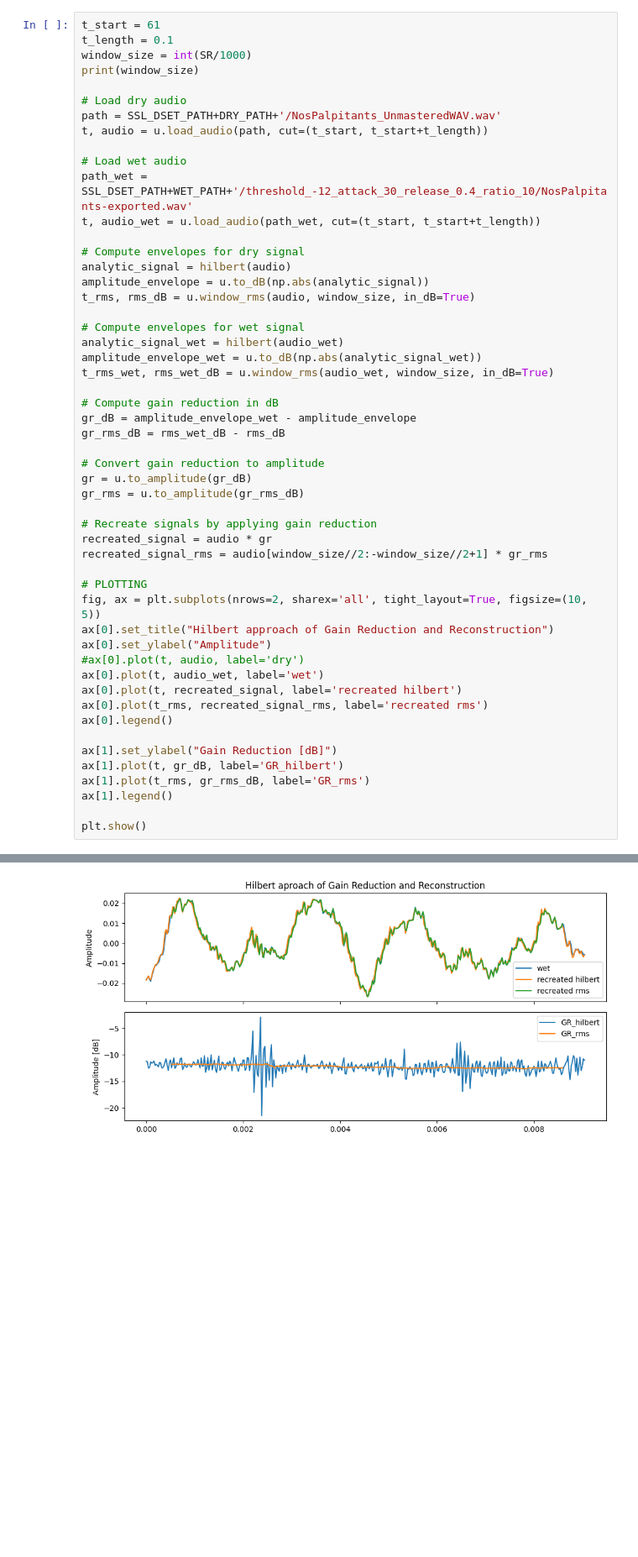
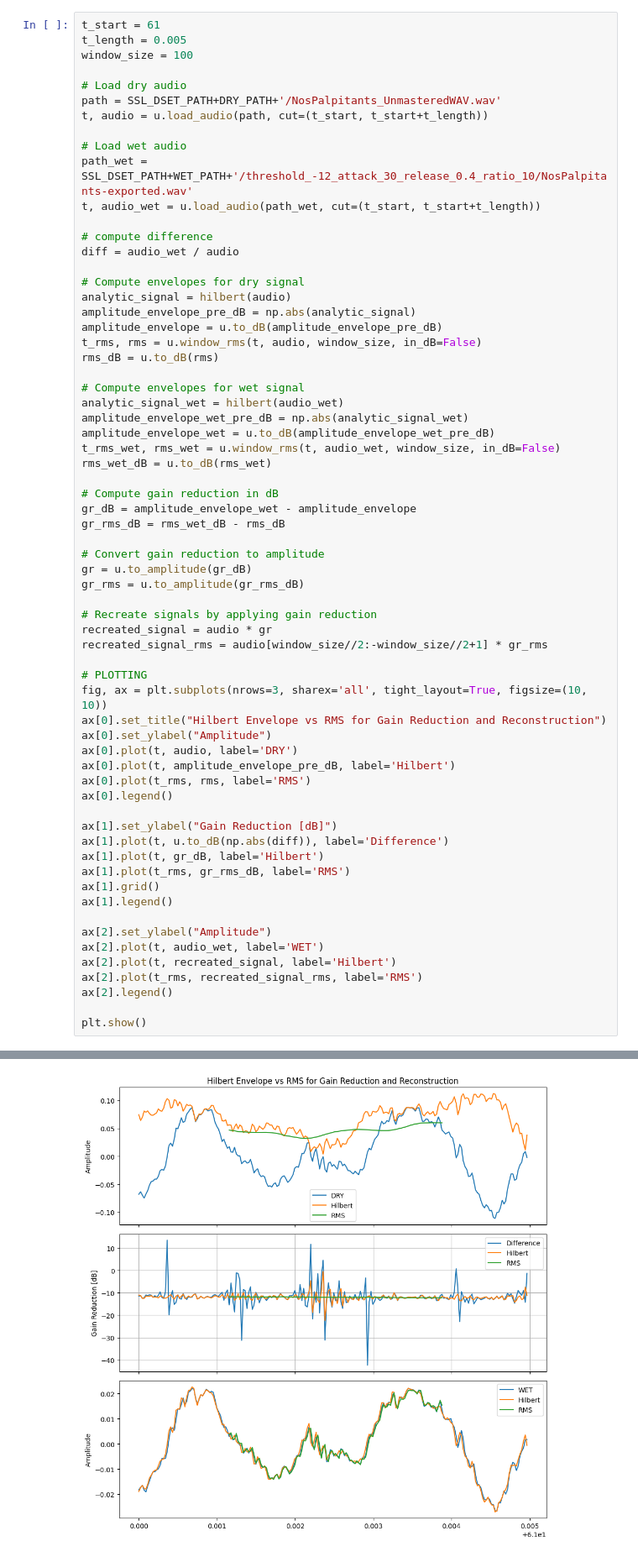
Before and after one commit to 5aola/Virtual-Analogue-Compressor-Modelling, a Jupyter notebook: dset_filtering/ssl_gr_anal.ipynb, the cells around one changed output, grey strips where cells are left out. Shown at 84% size. Saved outputs shown, nothing was run; the diff lists cells and outputs as text; blank space fills up the shorter version.

```diff
--- a/dset_filtering/ssl_gr_anal.ipynb
+++ b/dset_filtering/ssl_gr_anal.ipynb
@@ -40,8 +16,7 @@ plt.show()
 # %%
 t_start = 61
-t_length = 0.1
-window_size = int(SR/1000)
-print(window_size)
+t_length = 0.005
+window_size = 100
 
 # Load dry audio
 path = SSL_DSET_PATH+DRY_PATH+'/NosPalpitants_UnmasteredWAV.wav'
@@ -51,15 +26,22 @@ t, audio = u.load_audio(path, cut=(t_start, t_start+t_length))
 path_wet = SSL_DSET_PATH+WET_PATH+'/threshold_-12_attack_30_release_0.4_ratio_10/NosPalpitants-exported.wav'
 t, audio_wet = u.load_audio(path_wet, cut=(t_start, t_start+t_length))
 
+# compute difference
+diff = audio_wet / audio
+
 # Compute envelopes for dry signal
 analytic_signal = hilbert(audio)
-amplitude_envelope = u.to_dB(np.abs(analytic_signal))
-t_rms, rms_dB = u.window_rms(audio, window_size, in_dB=True)
+amplitude_envelope_pre_dB = np.abs(analytic_signal)
+amplitude_envelope = u.to_dB(amplitude_envelope_pre_dB)
+t_rms, rms = u.window_rms(t, audio, window_size, in_dB=False)
+rms_dB = u.to_dB(rms)
 
 # Compute envelopes for wet signal
 analytic_signal_wet = hilbert(audio_wet)
-amplitude_envelope_wet = u.to_dB(np.abs(analytic_signal_wet))
-t_rms_wet, rms_wet_dB = u.window_rms(audio_wet, window_size, in_dB=True)
+amplitude_envelope_wet_pre_dB = np.abs(analytic_signal_wet)
+amplitude_envelope_wet = u.to_dB(amplitude_envelope_wet_pre_dB)
+t_rms_wet, rms_wet = u.window_rms(t, audio_wet, window_size, in_dB=False)
+rms_wet_dB = u.to_dB(rms_wet)
 
 # Compute gain reduction in dB
 gr_dB = amplitude_envelope_wet - amplitude_envelope
@@ -74,19 +56,26 @@ recreated_signal = audio * gr
 recreated_signal_rms = audio[window_size//2:-window_size//2+1] * gr_rms
 
 # PLOTTING
-fig, ax = plt.subplots(nrows=2, sharex='all', tight_layout=True, figsize=(10, 5))
-ax[0].set_title("Hilbert approach of Gain Reduction and Reconstruction")
+fig, ax = plt.subplots(nrows=3, sharex='all', tight_layout=True, figsize=(10, 10))
+ax[0].set_title("Hilbert Envelope vs RMS for Gain Reduction and Reconstruction")
 ax[0].set_ylabel("Amplitude")
-#ax[0].plot(t, audio, label='dry')
-ax[0].plot(t, audio_wet, label='wet')
-ax[0].plot(t, recreated_signal, label='recreated hilbert')
-ax[0].plot(t_rms, recreated_signal_rms, label='recreated rms')
+ax[0].plot(t, audio, label='DRY')
+ax[0].plot(t, amplitude_envelope_pre_dB, label='Hilbert')
+ax[0].plot(t_rms, rms, label='RMS')
 ax[0].legend()
 
 ax[1].set_ylabel("Gain Reduction [dB]")
-ax[1].plot(t, gr_dB, label='GR_hilbert')
-ax[1].plot(t_rms, gr_rms_dB, label='GR_rms')
+ax[1].plot(t, u.to_dB(np.abs(diff)), label='Difference')
+ax[1].plot(t, gr_dB, label='Hilbert')
+ax[1].plot(t_rms, gr_rms_dB, label='RMS')
+ax[1].grid()
 ax[1].legend()
 
+ax[2].set_ylabel("Amplitude")
+ax[2].plot(t, audio_wet, label='WET')
+ax[2].plot(t, recreated_signal, label='Hilbert')
+ax[2].plot(t_rms, recreated_signal_rms, label='RMS')
+ax[2].legend()
+
 plt.show()
 # %% [output]
@@ -94 +82 @@ plt.show()
-[figure, old version]
+[figure, new version]
```
Also changed, not shown: parts of 9 cells of this notebook, 2 other files.
